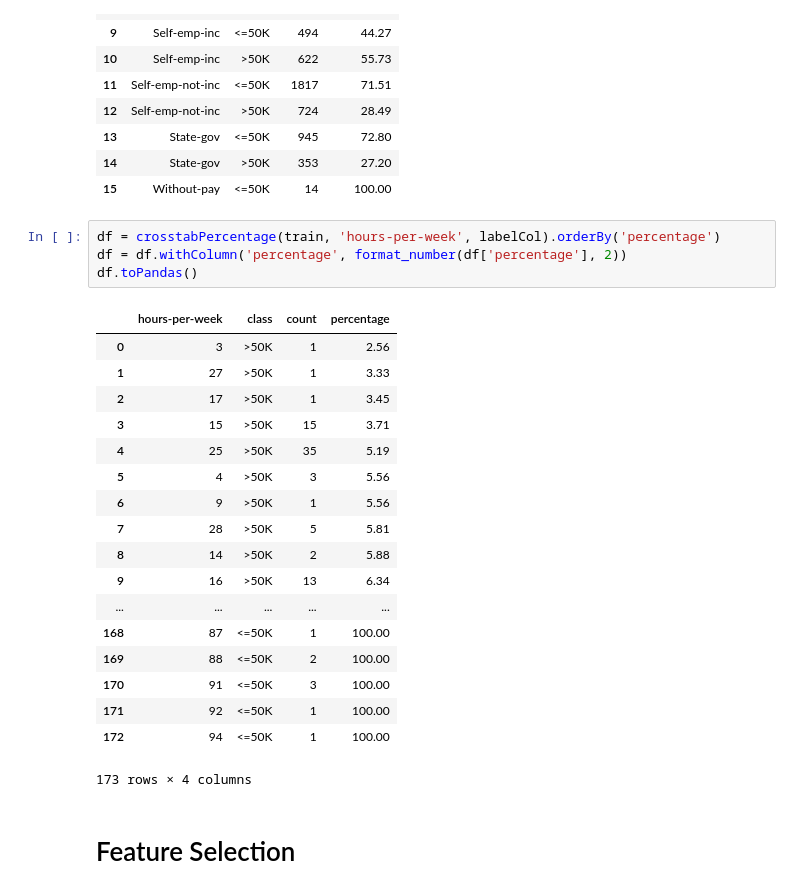
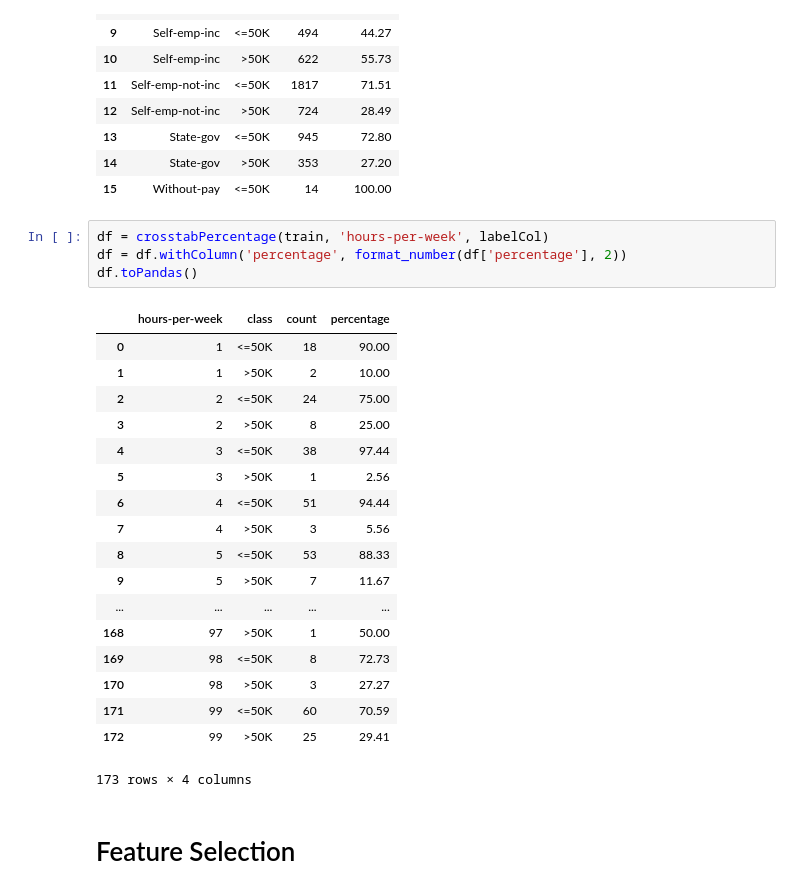
Before and after one commit to riyadparvez/pyspark-datascience, a Jupyter notebook: income/spark.ipynb, the cells around one changed output. Cells and saved outputs as stored; diff of their text form.

```diff
--- a/income/spark.ipynb
+++ b/income/spark.ipynb
@@ -232,27 +234,27 @@ df.toPandas()
 | 14 | State-gov | >50K | 353 | 27.20 |
 | 15 | Without-pay | <=50K | 14 | 100.00 |
 # %%
-df = crosstabPercentage(train, 'hours-per-week', labelCol).orderBy('percentage')
+df = crosstabPercentage(train, 'hours-per-week', labelCol)
 df = df.withColumn('percentage', format_number(df['percentage'], 2))
 df.toPandas()
 # %% [output]
 |  | hours-per-week | class | count | percentage |
-| 0 | 3 | >50K | 1 | 2.56 |
-| 1 | 27 | >50K | 1 | 3.33 |
-| 2 | 17 | >50K | 1 | 3.45 |
-| 3 | 15 | >50K | 15 | 3.71 |
-| 4 | 25 | >50K | 35 | 5.19 |
-| 5 | 4 | >50K | 3 | 5.56 |
-| 6 | 9 | >50K | 1 | 5.56 |
-| 7 | 28 | >50K | 5 | 5.81 |
-| 8 | 14 | >50K | 2 | 5.88 |
-| 9 | 16 | >50K | 13 | 6.34 |
+| 0 | 1 | <=50K | 18 | 90.00 |
+| 1 | 1 | >50K | 2 | 10.00 |
+| 2 | 2 | <=50K | 24 | 75.00 |
+| 3 | 2 | >50K | 8 | 25.00 |
+| 4 | 3 | <=50K | 38 | 97.44 |
+| 5 | 3 | >50K | 1 | 2.56 |
+| 6 | 4 | <=50K | 51 | 94.44 |
+| 7 | 4 | >50K | 3 | 5.56 |
+| 8 | 5 | <=50K | 53 | 88.33 |
+| 9 | 5 | >50K | 7 | 11.67 |
 | ... | ... | ... | ... | ... |
-| 168 | 87 | <=50K | 1 | 100.00 |
-| 169 | 88 | <=50K | 2 | 100.00 |
-| 170 | 91 | <=50K | 3 | 100.00 |
-| 171 | 92 | <=50K | 1 | 100.00 |
-| 172 | 94 | <=50K | 1 | 100.00 |
+| 168 | 97 | >50K | 1 | 50.00 |
+| 169 | 98 | <=50K | 8 | 72.73 |
+| 170 | 98 | >50K | 3 | 27.27 |
+| 171 | 99 | <=50K | 60 | 70.59 |
+| 172 | 99 | >50K | 25 | 29.41 |
 173 rows × 4 columns
 # %% [markdown]
 # Feature Selection
```
Also changed, not shown: parts of 9 cells of this notebook.
